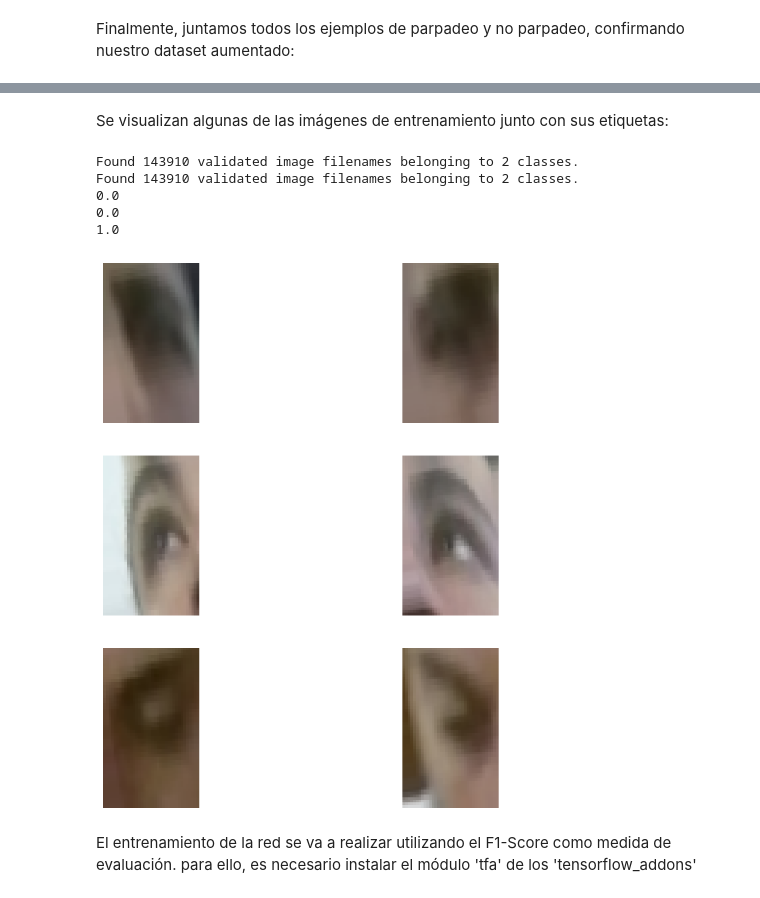
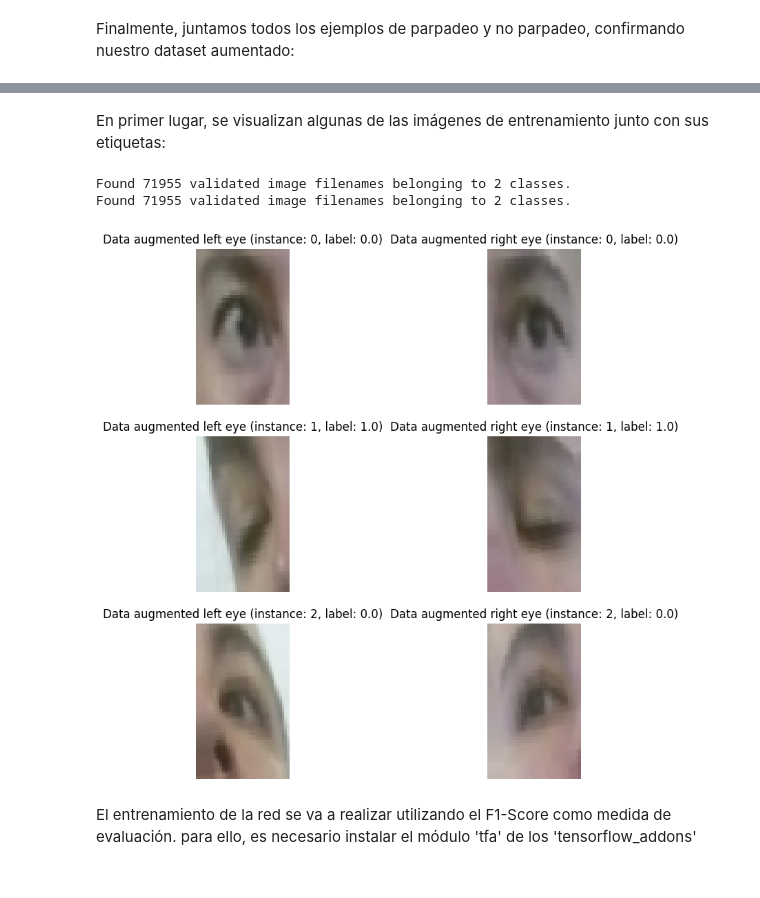
Before and after one commit to sergiosaez6/blink-detection-cnn, a Jupyter notebook: blink_detection.ipynb, the cells around one changed output, grey strips where cells are left out. Saved outputs shown, nothing was run; the diff lists cells and outputs as text; code cells hidden in the pictures.

Commit message:
change data augmentation

```diff
--- a/blink_detection.ipynb
+++ b/blink_detection.ipynb
@@ -98,14 +98,14 @@ labels_path = data_path + 'blinks.csv'
 
 seed = 100
 
-train_data = pd.read_csv(labels_path, dtype=str) # Reading as string so the generator does not complain about the label (numeric being considered as an index)
+train_data = pd.read_csv(labels_path, dtype=str)
 
-datagen = ImageDataGenerator(rescale=1./255,
+datagen = ImageDataGenerator(rescale=1./255)
+
+aug_datagen = ImageDataGenerator(rescale=1./255,
                              rotation_range=30,
                              horizontal_flip=True,
                              brightness_range=[0.9,1])
-                             #zoom_range=20,
-                             #width_shift_range=20)
 # %% [markdown]
 En las siguientes celdas, se realizan una serie de comprobaciones relativas a balanceo de clases:
 # %%
@@ -181,0 +180,18 @@ Name: video, dtype: int64
+# %%
+train_data, test_data = train_test_split(train_data, test_size=0.3, random_state=seed, stratify=train_data['blink'])
+val_data, test_data = train_test_split(test_data, test_size=0.5, random_state=seed, stratify=test_data['blink'])
+
+train_data = train_data.reset_index(drop=True)
+val_data = val_data.reset_index(drop=True)
+test_data = test_data.reset_index(drop=True)
+
+left_eye_col = 'left_eye'
+right_eye_col = 'right_eye'
+y_col = 'blink'
+
+batch_size = 256
+img_width = 60
+img_height = 36
+
+val_generator = generator(val_data, datagen)
+test_generator = generator(test_data, datagen)
@@ -210,2 +270,10 @@ blink_augmented = blink_augmented.reset_index()
+# %%
+# Se recalculan los dataframes de 'parpadeo' y no 'parpadeo', esta vez con los datos de entrenamiento únicamente
+blink = train_data[train_data['blink']=='1']
+no_blink = train_data[train_data['blink']=='0']
+
+new_blink = blink.copy()
+blink_augmented = balance_classes(new_blink, blink, no_blink)
+blink_augmented = blink_augmented.reset_index()
 # %% [markdown]
 Ahora, como se puede ver, tenemos el mismo número de ejemplos de parpadeo y no parpadeo, no solamente en todo el dataset, sino también por vídeo.
@@ -292,0 +347,5 @@ Name: blink, dtype: int64
+# %%
+train_data_aug = train_data_aug.sample(frac=1, replace=False, random_state=seed)
+print(f"Total number of instances in the augmented dataset (after subsample): {train_data_aug.shape[0]}")
+print("\nClass balance:")
+print(train_data_aug['blink'].value_counts())
@@ -349,28 +381,25 @@ Name: video, dtype: int64
 # %% [markdown]
-Se visualizan algunas de las imágenes de entrenamiento junto con sus etiquetas:
+En primer lugar, se visualizan algunas de las imágenes de entrenamiento junto con sus etiquetas:
 # %%
-aug_iter = generator(train_data)
+aug_iter = generator(train_data_aug, aug_datagen)
 fig, ax = plt.subplots(nrows=3,ncols=2,figsize=(10,10))
 
 for i in range(3):
   eye = next(aug_iter)
   left_eye_image = eye[0][0][i]
   right_eye_image = eye[0][1][i]
 
   ax[i,0].imshow(right_eye_image)
   ax[i,1].imshow(left_eye_image)
   ax[i,0].axis('off')
   ax[i,1].axis('off')
 
-  ax[i,0].set_title(f'Data augmented left eye (instance: {i}, label: {eye[1][i]}')
-  ax[i,1].set_title(f'Data augmented right eye (instance: {i}, label: {eye[1][i]}')
+  ax[i,0].set_title(f'Data augmented left eye (instance: {i}, label: {eye[1][i]})')
+  ax[i,1].set_title(f'Data augmented right eye (instance: {i}, label: {eye[1][i]})')
 # %% [output]
-Found 143910 validated image filenames belonging to 2 classes.
-Found 143910 validated image filenames belonging to 2 classes.
-0.0
-0.0
-1.0
+Found 71955 validated image filenames belonging to 2 classes.
+Found 71955 validated image filenames belonging to 2 classes.
-[figure, old version]
+[figure, new version]
 # %% [markdown]
 El entrenamiento de la red se va a realizar utilizando el F1-Score como medida de evaluación. para ello, es necesario instalar el módulo 'tfa' de los 'tensorflow_addons'
 # %%
```
Also changed, not shown: parts of 57 cells of this notebook.
